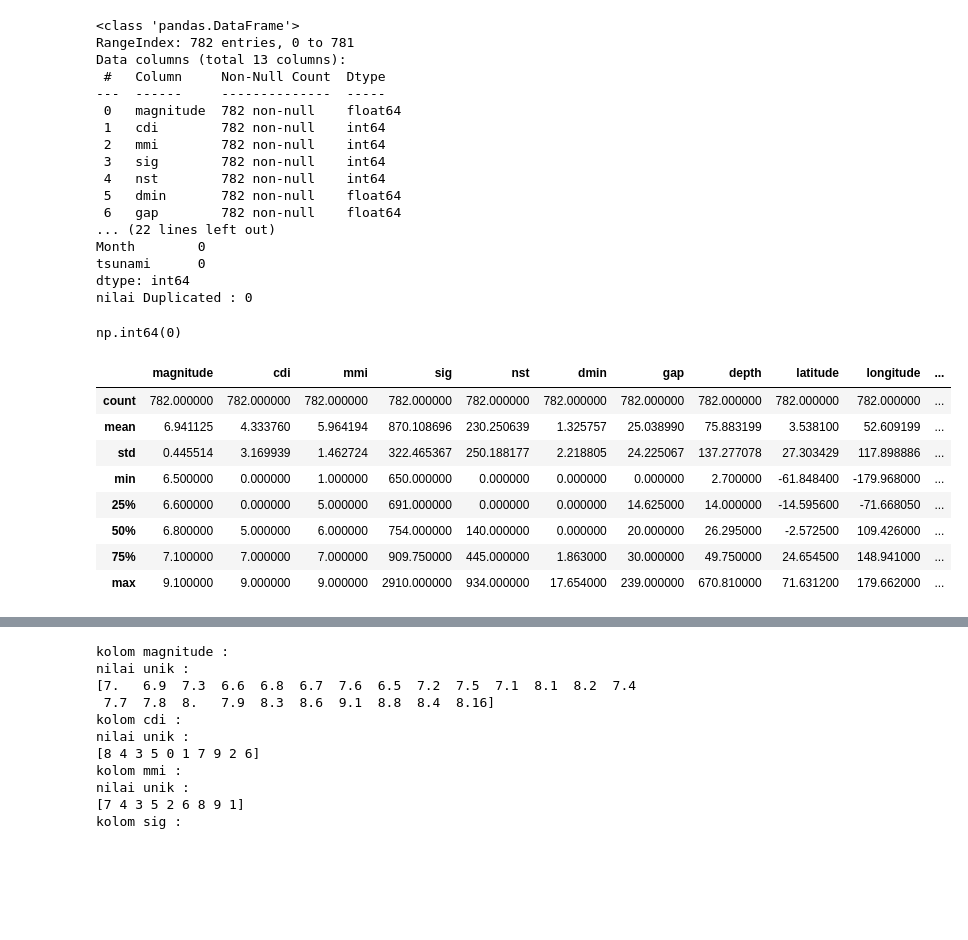
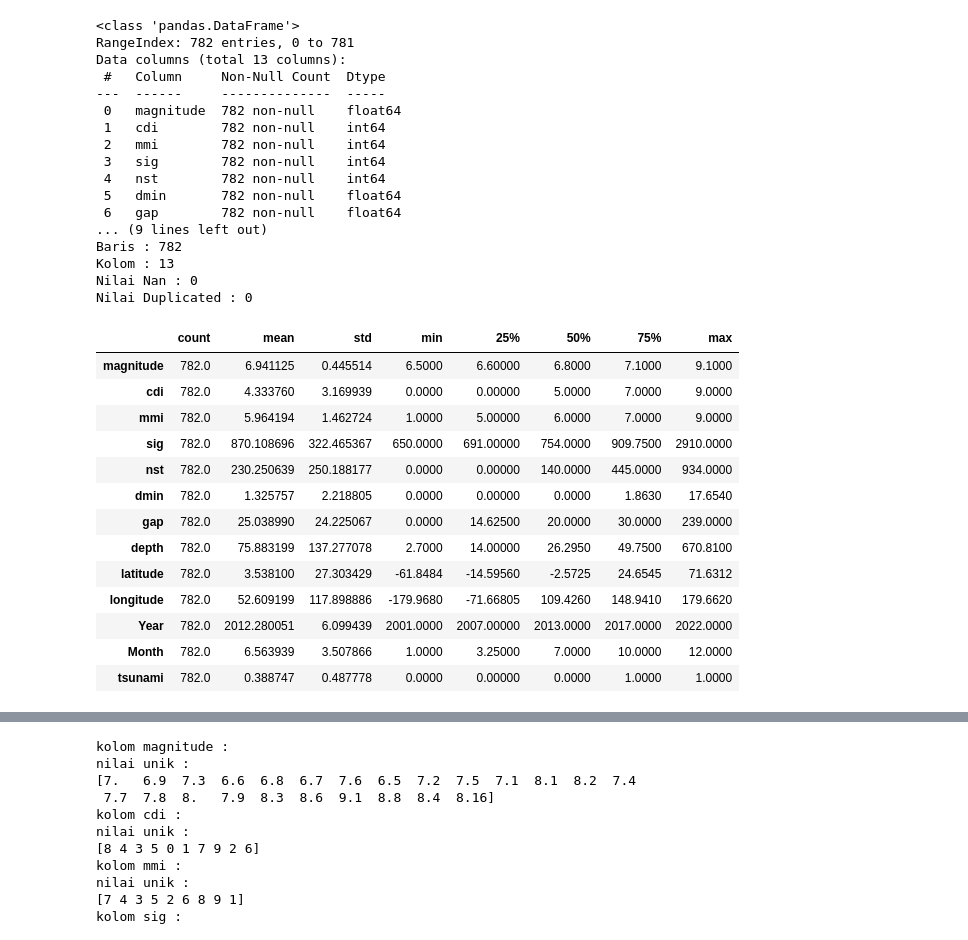
Before and after one commit to livetzy/LearnDC, a Jupyter notebook: DataTsunami.ipynb, the cells around one changed output, grey strips where cells are left out. Cells and saved outputs as stored; diff of their text form; code cells hidden in the pictures; blank space fills up the shorter version.

```diff
--- a/DataTsunami.ipynb
+++ b/DataTsunami.ipynb
@@ -30,4 +31,4 @@ warnings.filterwarnings('ignore')
 sns.set_theme(style="whitegrid")
 plt.rcParams['figure.figsize'] = (12, 6)
 # %%
-df = pd.read_csv("earthquake_data_tsunami.csv")
+df = pd.read_csv(r"C:\Users\jabes\OneDrive\Documents\Dataset\earthquake_data_tsunami.csv")
@@ -60,10 +53,9 @@ df.tail()
 # %%
 df.info()
-
 print()
-print(f"Jumlah Columns Dan Baris : {df.shape}")
-print(f"nilai Nan :\n{df.isna().sum()}")
-print(f"nilai Duplicated : {df.duplicated().sum()}")
+print(f"Baris : {df.shape[0]}\nKolom : {df.shape[1]}")
+print(f"Nilai Nan : {df.isnull().sum().sum()}")
+print(f"Nilai Duplicated : {df.duplicated().sum()}")
 # %% [output]
 <class 'pandas.DataFrame'>
 RangeIndex: 782 entries, 0 to 781
@@ -77,24 +69,25 @@ Data columns (total 13 columns):
  4   nst        782 non-null    int64
  5   dmin       782 non-null    float64
  6   gap        782 non-null    float64
-... (22 lines left out)
-Month        0
-tsunami      0
-dtype: int64
-nilai Duplicated : 0
+... (9 lines left out)
+Baris : 782
+Kolom : 13
+Nilai Nan : 0
+Nilai Duplicated : 0
-# %%
-df.duplicated().sum()
-# %% [output]
-np.int64(0)
 # %%
-df.describe()
+df.describe().T
 # %% [output]
-|  | magnitude | cdi | mmi | sig | nst | dmin | gap | depth | latitude | longitude | ... |
-| count | 782.000000 | 782.000000 | 782.000000 | 782.000000 | 782.000000 | 782.000000 | 782.000000 | 782.000000 | 782.000000 | 782.000000 | ... |
-| mean | 6.941125 | 4.333760 | 5.964194 | 870.108696 | 230.250639 | 1.325757 | 25.038990 | 75.883199 | 3.538100 | 52.609199 | ... |
-| std | 0.445514 | 3.169939 | 1.462724 | 322.465367 | 250.188177 | 2.218805 | 24.225067 | 137.277078 | 27.303429 | 117.898886 | ... |
-| min | 6.500000 | 0.000000 | 1.000000 | 650.000000 | 0.000000 | 0.000000 | 0.000000 | 2.700000 | -61.848400 | -179.968000 | ... |
-| 25% | 6.600000 | 0.000000 | 5.000000 | 691.000000 | 0.000000 | 0.000000 | 14.625000 | 14.000000 | -14.595600 | -71.668050 | ... |
-| 50% | 6.800000 | 5.000000 | 6.000000 | 754.000000 | 140.000000 | 0.000000 | 20.000000 | 26.295000 | -2.572500 | 109.426000 | ... |
-| 75% | 7.100000 | 7.000000 | 7.000000 | 909.750000 | 445.000000 | 1.863000 | 30.000000 | 49.750000 | 24.654500 | 148.941000 | ... |
-| max | 9.100000 | 9.000000 | 9.000000 | 2910.000000 | 934.000000 | 17.654000 | 239.000000 | 670.810000 | 71.631200 | 179.662000 | ... |
+|  | count | mean | std | min | 25% | 50% | 75% | max |
+| magnitude | 782.0 | 6.941125 | 0.445514 | 6.5000 | 6.60000 | 6.8000 | 7.1000 | 9.1000 |
+| cdi | 782.0 | 4.333760 | 3.169939 | 0.0000 | 0.00000 | 5.0000 | 7.0000 | 9.0000 |
+| mmi | 782.0 | 5.964194 | 1.462724 | 1.0000 | 5.00000 | 6.0000 | 7.0000 | 9.0000 |
+| sig | 782.0 | 870.108696 | 322.465367 | 650.0000 | 691.00000 | 754.0000 | 909.7500 | 2910.0000 |
+| nst | 782.0 | 230.250639 | 250.188177 | 0.0000 | 0.00000 | 140.0000 | 445.0000 | 934.0000 |
+| dmin | 782.0 | 1.325757 | 2.218805 | 0.0000 | 0.00000 | 0.0000 | 1.8630 | 17.6540 |
+| gap | 782.0 | 25.038990 | 24.225067 | 0.0000 | 14.62500 | 20.0000 | 30.0000 | 239.0000 |
+| depth | 782.0 | 75.883199 | 137.277078 | 2.7000 | 14.00000 | 26.2950 | 49.7500 | 670.8100 |
+| latitude | 782.0 | 3.538100 | 27.303429 | -61.8484 | -14.59560 | -2.5725 | 24.6545 | 71.6312 |
+| longitude | 782.0 | 52.609199 | 117.898886 | -179.9680 | -71.66805 | 109.4260 | 148.9410 | 179.6620 |
+| Year | 782.0 | 2012.280051 | 6.099439 | 2001.0000 | 2007.00000 | 2013.0000 | 2017.0000 | 2022.0000 |
+| Month | 782.0 | 6.563939 | 3.507866 | 1.0000 | 3.25000 | 7.0000 | 10.0000 | 12.0000 |
+| tsunami | 782.0 | 0.388747 | 0.487778 | 0.0000 | 0.00000 | 0.0000 | 1.0000 | 1.0000 |
```
Also changed, not shown: parts of 12 cells of this notebook, 2 other files.
